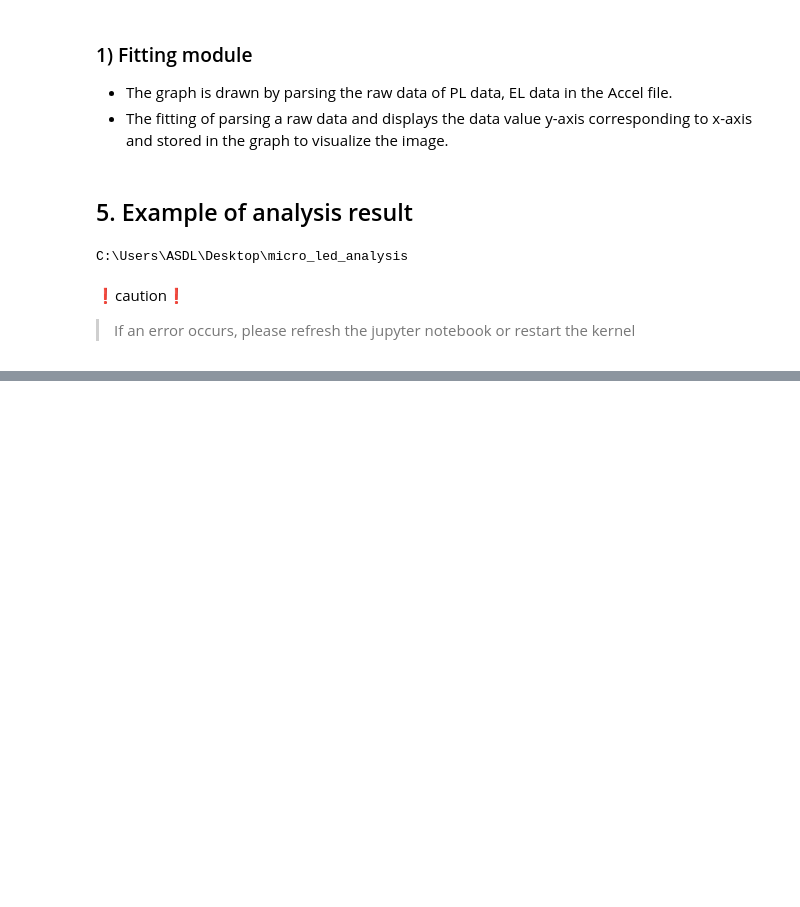
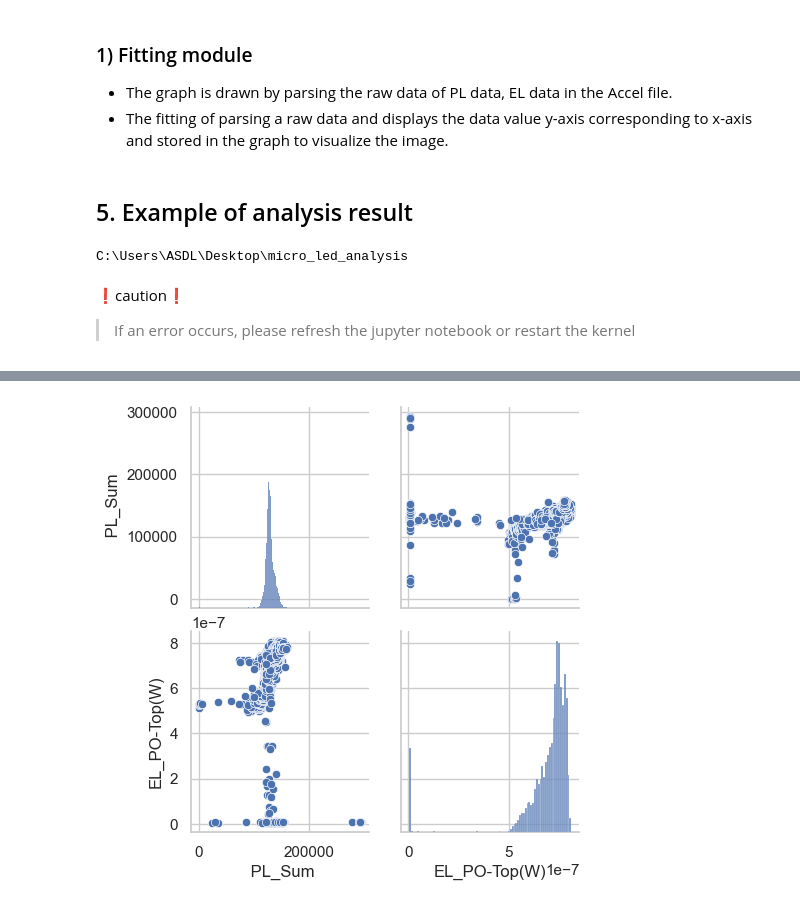
Before and after one commit to YKgroup-HYU/micro_led_analysis, a Jupyter notebook: doc/Final Document.ipynb, the cells around one changed output, grey strips where cells are left out. Saved outputs shown, nothing was run; the diff lists cells and outputs as text; code cells hidden in the pictures; blank space fills up the shorter version.

```diff
--- a/doc/Final Document.ipynb
+++ b/doc/Final Document.ipynb
@@ -84,32 +96,4 @@ array(['PL OK', 'PL NG'], dtype=object)
 # %%
-for i in range(0,7590):
-    if df.loc[i,'PL JudgeType'] == 'PL OK':
-        df.loc[i,'PL JudgeType'] = 1
-    else:
-        df.loc[i,'PL JudgeType'] = 0
-
-for i in range(0,7590):
-    if df.loc[i,'Itself Judge'] == 'EL OK':
-        df.loc[i,'Itself Judge'] = 1
-        df.loc[i,'Error flag'] = 'No error'
-    else:
-        df.loc[i,'Error flag'] = df.loc[i,'Itself Judge']
-        df.loc[i,'Itself Judge'] = 0
-
-df_1 = pd.read_excel('./dat/Ver6.xlsx')
-df_1.drop(['No',' X Index',' Y Index',' X Size',' Y Size',' PL_Min Value'],axis=1,inplace=True)
-
-df_1['PL JudgeType'].unique()  #array(['PL OK', 'PL NG'], dtype=object)
-
-
-for i in range(0,7590):
-    if df_1.loc[i,'PL JudgeType'] == 'PL OK':
-        df_1.loc[i,'PL JudgeType'] = 1
-    else:
-        df_1.loc[i,'PL JudgeType'] = 0
-
-for i in range(0,7590):
-    if df_1.loc[i,'Itself Judge'] == 'EL OK':
-        df_1.loc[i,'Itself Judge'] = 1
-    else:
-        df_1.loc[i,'Itself Judge'] = 0
+df_1 = pd.read_excel('./dat/Ver6_substitution.xlsx') # 치화된 excel 파일 불러오기
+df_1.drop(['Unnamed: 0',' PL_Min Value','Error flag'],axis=1,inplace=True) #불필요한 column 지우기
+df_1['PL JudgeType'].unique()   # PL JudgeType을 고유값으로 설정
@@ -203,0 +144,6 @@ plt.show()
+# %%
+sns.set(style='whitegrid')
+sns.pairplot(df_1[[' PL_Sum','EL_PO-Top(W)']]) # 'PL_Sum'과 'EL_P0-Top(W)' 사이의 상관관계 그래프로 나타내기
+plt.show()
+# %% [output]
+[figure, added]
```
Also changed, not shown: parts of 9 cells of this notebook, 5 other files.
